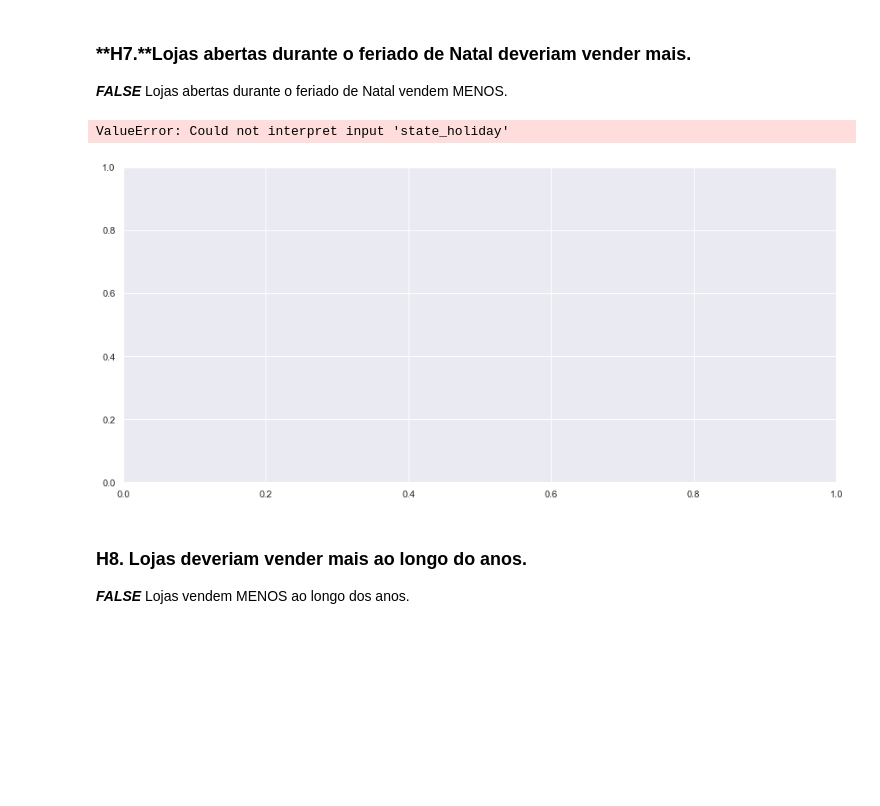
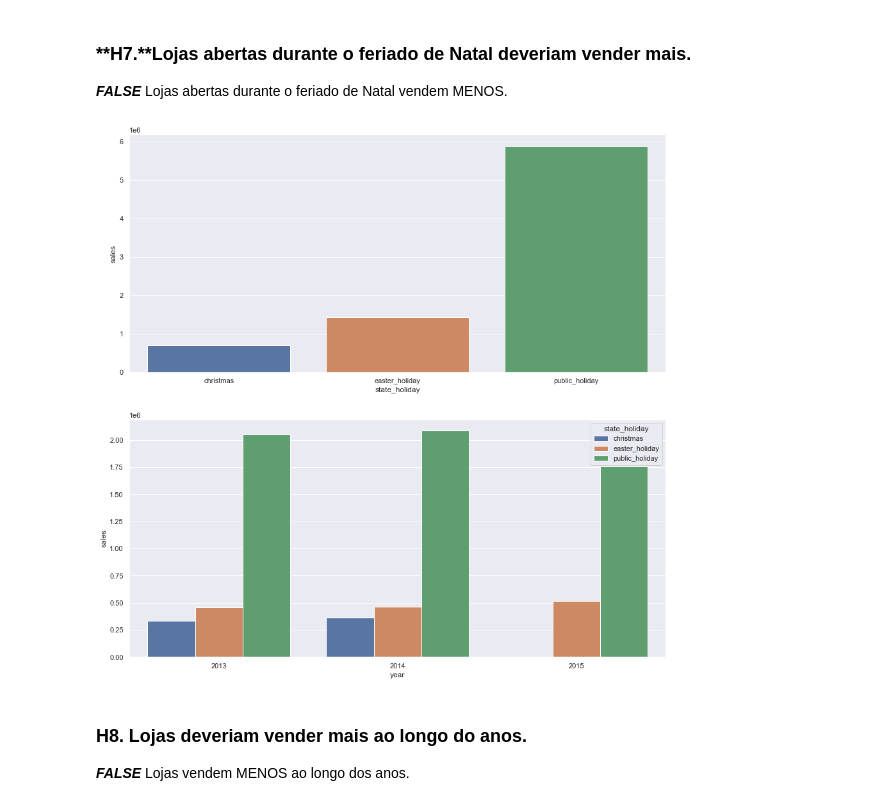
Before and after one commit to IsraelAugustods/ds_em_producao, a Jupyter notebook: m05-6_v01_store_sales_prediction.ipynb, the cells around one changed output. Drawn from its saved outputs; the diff is of its cells as text; code cells hidden in the pictures; blank space fills up the shorter version.

```diff
--- a/m05-6_v01_store_sales_prediction.ipynb
+++ b/m05-6_v01_store_sales_prediction.ipynb
@@ -541,17 +555,16 @@ ax.legend(labels=['Tradicional & Extendida', 'Tradicional']);
 # %%
 aux = df4[df4['state_holiday']!= 'regular_day']
 
 aux1 = aux[['state_holiday', 'sales']].groupby('state_holiday').sum().reset_index()
 
 plt.subplot(2, 1, 1 )
-sns.barplot(x= 'state_holiday', y= 'sales', data=aux2)
+sns.barplot(x= 'state_holiday', y= 'sales', data=aux1)
 
 plt.subplot(2, 1, 2 )
 aux2 = aux[['year', 'state_holiday', 'sales']].groupby (['year', 'state_holiday']).sum().reset_index()
 sns.barplot(x= 'year', y= 'sales', hue = 'state_holiday', data=aux2);
 # %% [output]
-ValueError: Could not interpret input 'state_holiday'
-[figure, old version]
+[figure, new version]
 # %% [markdown]
 ### **H8.** Lojas deveriam vender mais ao longo do anos.
 ***FALSE*** Lojas vendem MENOS ao longo dos anos.
```
Also changed, not shown: parts of 23 cells of this notebook.
